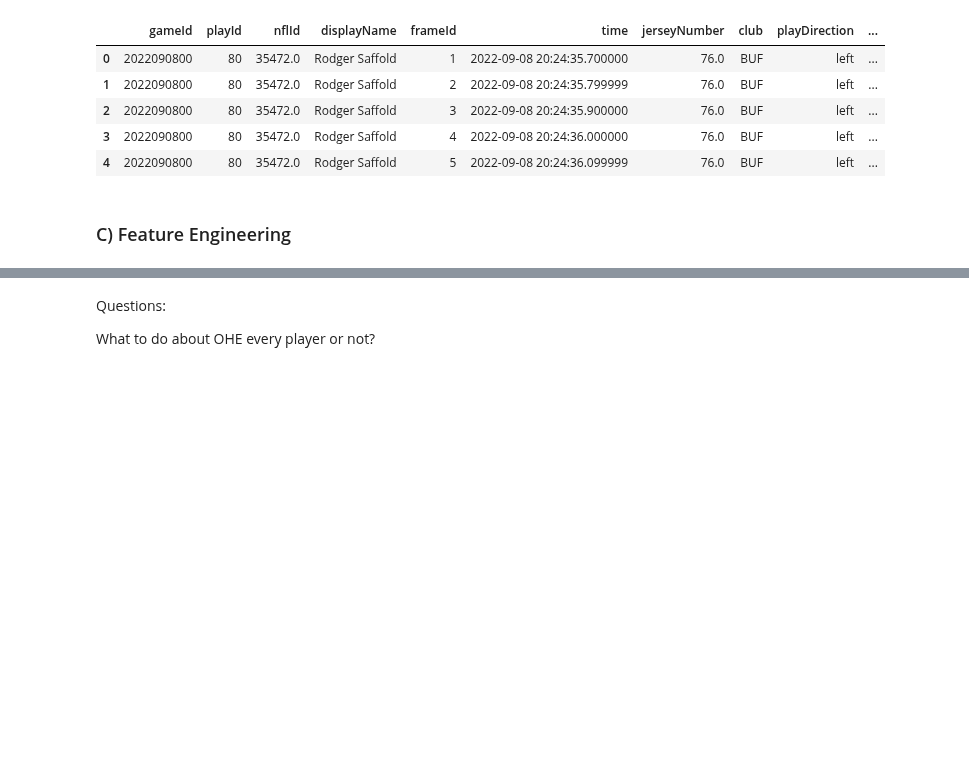
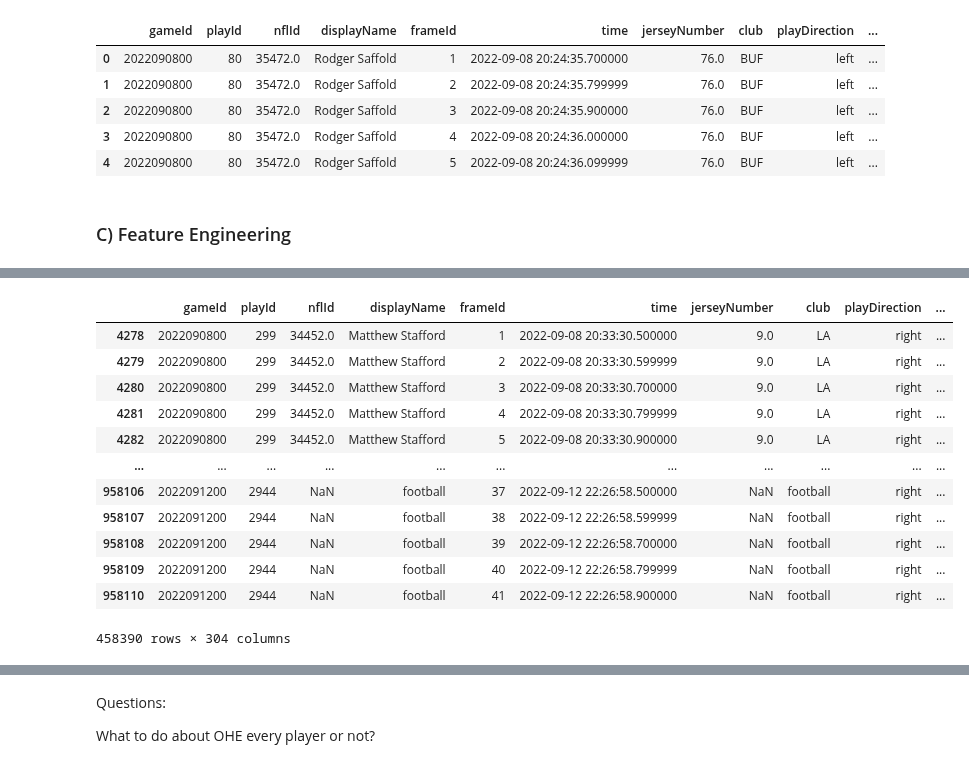
Before and after one commit to Andrew-Koulogeorge/NFL-Big-Data-Bowl, a Jupyter notebook: preprocessing/deep_learning_preprocessing_v1.ipynb, the cells around one changed output, grey strips where cells are left out. Drawn from its saved outputs; the diff is of its cells as text; code cells hidden in the pictures; blank space fills up the shorter version.

```diff
--- a/preprocessing/deep_learning_preprocessing_v1.ipynb
+++ b/preprocessing/deep_learning_preprocessing_v1.ipynb
@@ -374,0 +420,16 @@ merged data shape: (963746, 303)
+# %%
+merged_df[merged_df['playDirection'] == 'right']
+# %% [output]
+|  | gameId | playId | nflId | displayName | frameId | time | jerseyNumber | club | playDirection | ... |
+| 4278 | 2022090800 | 299 | 34452.0 | Matthew Stafford | 1 | 2022-09-08 20:33:30.500000 | 9.0 | LA | right | ... |
+| 4279 | 2022090800 | 299 | 34452.0 | Matthew Stafford | 2 | 2022-09-08 20:33:30.599999 | 9.0 | LA | right | ... |
+| 4280 | 2022090800 | 299 | 34452.0 | Matthew Stafford | 3 | 2022-09-08 20:33:30.700000 | 9.0 | LA | right | ... |
+| 4281 | 2022090800 | 299 | 34452.0 | Matthew Stafford | 4 | 2022-09-08 20:33:30.799999 | 9.0 | LA | right | ... |
+| 4282 | 2022090800 | 299 | 34452.0 | Matthew Stafford | 5 | 2022-09-08 20:33:30.900000 | 9.0 | LA | right | ... |
+| ... | ... | ... | ... | ... | ... | ... | ... | ... | ... | ... |
+| 958106 | 2022091200 | 2944 | NaN | football | 37 | 2022-09-12 22:26:58.500000 | NaN | football | right | ... |
+| 958107 | 2022091200 | 2944 | NaN | football | 38 | 2022-09-12 22:26:58.599999 | NaN | football | right | ... |
+| 958108 | 2022091200 | 2944 | NaN | football | 39 | 2022-09-12 22:26:58.700000 | NaN | football | right | ... |
+| 958109 | 2022091200 | 2944 | NaN | football | 40 | 2022-09-12 22:26:58.799999 | NaN | football | right | ... |
+| 958110 | 2022091200 | 2944 | NaN | football | 41 | 2022-09-12 22:26:58.900000 | NaN | football | right | ... |
+458390 rows × 304 columns
```
Also changed, not shown: parts of 7 cells of this notebook.
